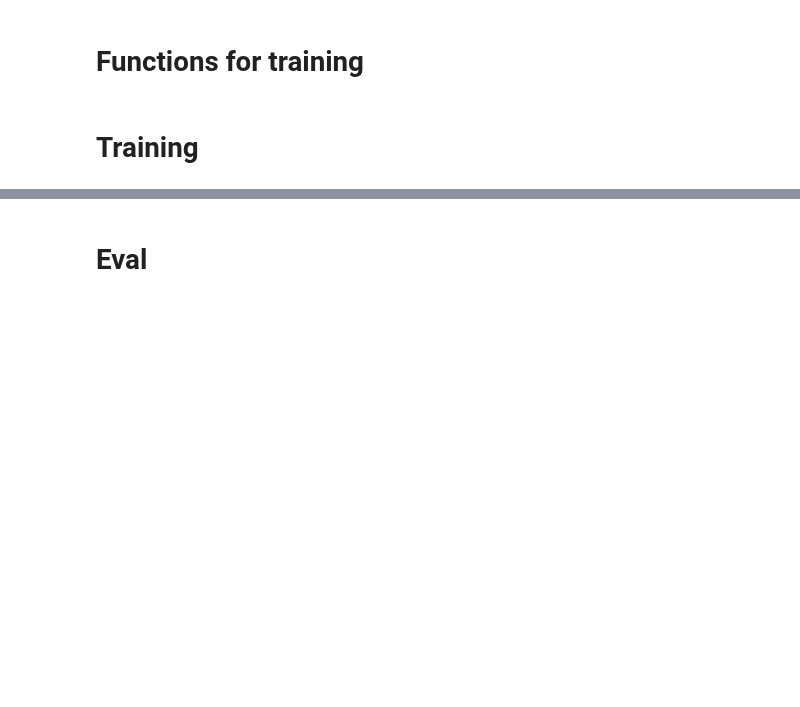
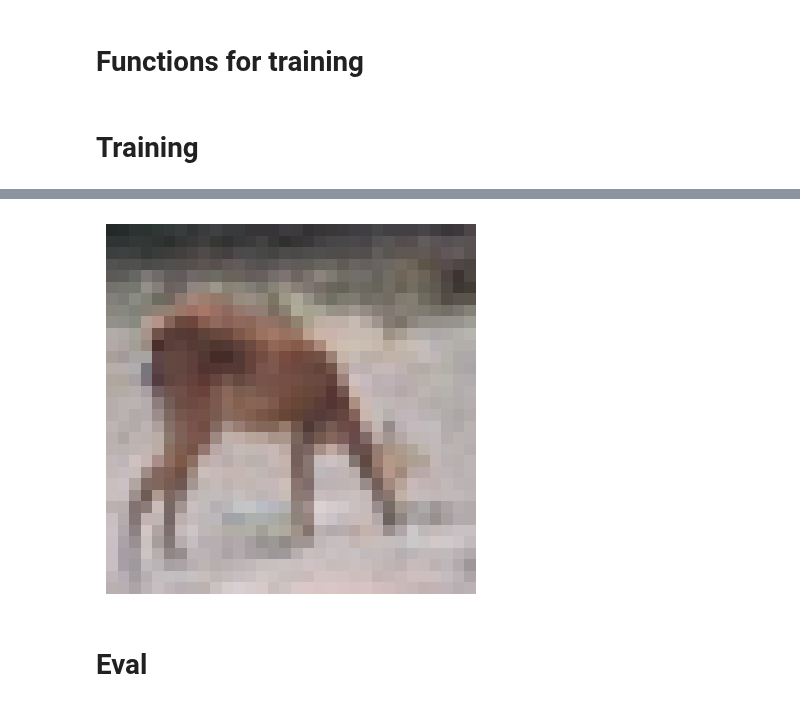
Before and after one commit to lacykaltgr/continual-learning-ait, a Jupyter notebook: main.ipynb, the cells around one changed output, grey strips where cells are left out. Cells and saved outputs as stored; diff of their text form; code cells hidden in the pictures; blank space fills up the shorter version.

```diff
--- a/main.ipynb
+++ b/main.ipynb
@@ -517,0 +531,4 @@ TypeError: ignored
+# %%
+agent.generator.set_score_network(scorenet)
+# %%
+run(agent)
@@ -518,3 +553,19 @@ TypeError: ignored
+# %%
+images = generate(agent, 1, 0.01, 1, 1, 0, 10, 4)
+# %%
+import matplotlib.pyplot as plt
+import numpy as np
+
+def disp(image):
+    image = (image + 1)* 127.5
+
+    plt.imshow(image.astype(np.uint8))
+    plt.axis('off')
+    plt.show()
+# %%
+disp(images[0][1])
+# %% [output]
+[figure, added]
 # %% [markdown]
 # Eval
 # %%
```
Also changed, not shown: parts of 15 cells of this notebook.
